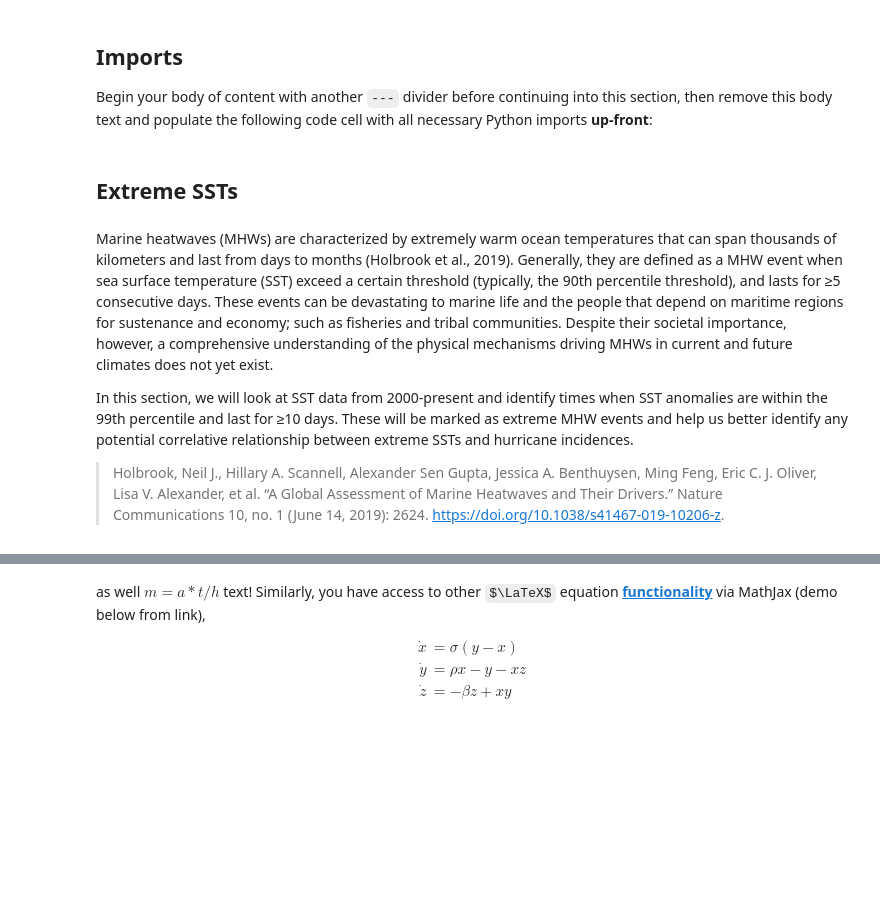
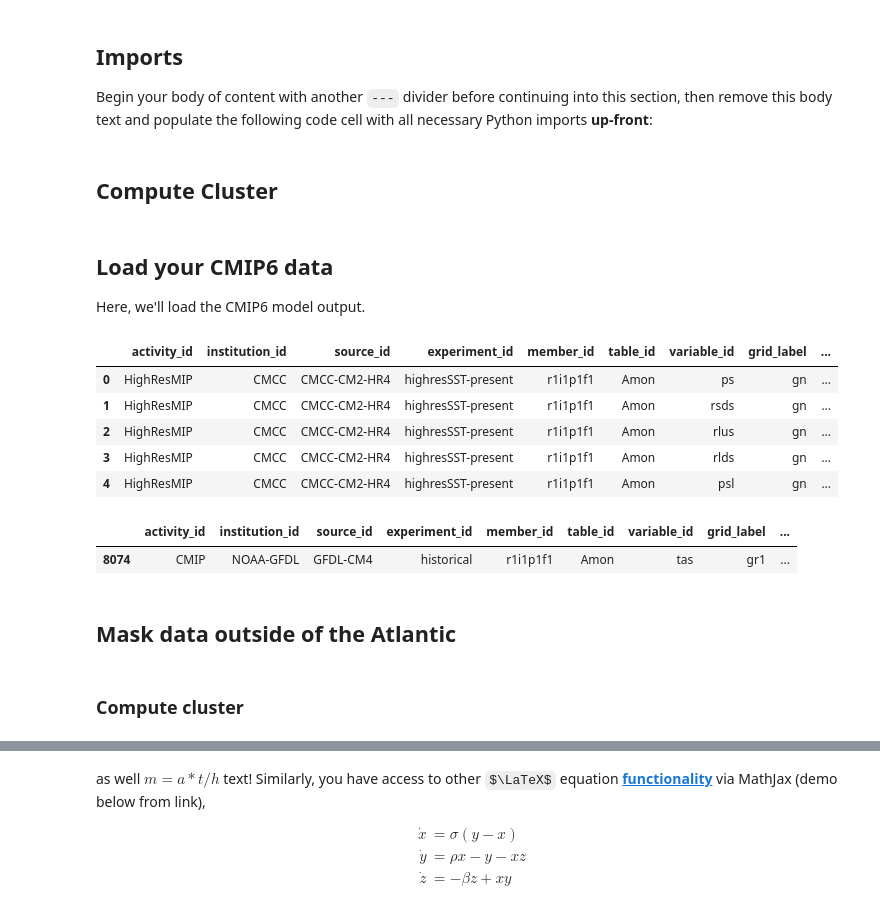
Before and after one commit to ProjectPythia/CFC-extreme-weather-cookbook, a Jupyter notebook: cfc-atm.ipynb, the cells around one changed output, grey strips where cells are left out. Saved outputs shown, nothing was run; the diff lists cells and outputs as text; code cells hidden in the pictures; some formulas as TeX source; blank space fills up the shorter version.

```diff
--- a/cfc-atm.ipynb
+++ b/cfc-atm.ipynb
@@ -51,0 +57,2 @@ Begin your body of content with another `---` divider before continuing into thi
+# %% [markdown]
+## Compute Cluster
@@ -52 +67,24 @@ Begin your body of content with another `---` divider before continuing into thi
+# %% [markdown]
+## Load your CMIP6 data
+Here, we'll load the CMIP6 model output.
+# %%
+df = pd.read_csv('https://storage.googleapis.com/cmip6/cmip6-zarr-consolidated-stores.csv')
+df.head()
+# %% [output]
+|  | activity_id | institution_id | source_id | experiment_id | member_id | table_id | variable_id | grid_label | ... |
+| 0 | HighResMIP | CMCC | CMCC-CM2-HR4 | highresSST-present | r1i1p1f1 | Amon | ps | gn | ... |
+| 1 | HighResMIP | CMCC | CMCC-CM2-HR4 | highresSST-present | r1i1p1f1 | Amon | rsds | gn | ... |
+| 2 | HighResMIP | CMCC | CMCC-CM2-HR4 | highresSST-present | r1i1p1f1 | Amon | rlus | gn | ... |
+| 3 | HighResMIP | CMCC | CMCC-CM2-HR4 | highresSST-present | r1i1p1f1 | Amon | rlds | gn | ... |
+| 4 | HighResMIP | CMCC | CMCC-CM2-HR4 | highresSST-present | r1i1p1f1 | Amon | psl | gn | ... |
+# %%
+df_gfdl = df.query("activity_id=='CMIP' & table_id == 'Amon' & institution_id == 'NOAA-GFDL' & source_id =='GFDL-CM4' & experiment_id=='historical' & member_id == 'r1i1p1f1'  & variable_id == 'tas'")
+df_gfdl
+# %% [output]
+|  | activity_id | institution_id | source_id | experiment_id | member_id | table_id | variable_id | grid_label | ... |
+| 8074 | CMIP | NOAA-GFDL | GFDL-CM4 | historical | r1i1p1f1 | Amon | tas | gr1 | ... |
+# %% [markdown]
+## Mask data outside of the Atlantic
+# %% [markdown]
+### Compute cluster
 # %%
@@ -55,9 +96 @@ import matplotlib.pyplot as plt
 import numpy as np
-# %% [markdown]
-## Extreme SSTs
-# %% [markdown]
-Marine heatwaves (MHWs) are characterized by extremely warm ocean temperatures that can span thousands of kilometers and last from days to months (Holbrook et al., 2019). Generally, they are defined as a MHW event when sea surface temperature (SST) exceed a certain threshold (typically, the 90th percentile threshold), and lasts for ≥5 consecutive days. These events can be devastating to marine life and the people that depend on maritime regions for sustenance and economy; such as fisheries and tribal communities. Despite their societal importance, however, a comprehensive understanding of the physical mechanisms driving MHWs in current and future climates does not yet exist.
-
-In this section, we will look at SST data from 2000-present and identify times when SST anomalies are within the 99th percentile and last for ≥10 days. These will be marked as extreme MHW events and help us better identify any potential correlative relationship between extreme SSTs and hurricane incidences.
-
-> Holbrook, Neil J., Hillary A. Scannell, Alexander Sen Gupta, Jessica A. Benthuysen, Ming Feng, Eric C. J. Oliver, Lisa V. Alexander, et al. “A Global Assessment of Marine Heatwaves and Their Drivers.” Nature Communications 10, no. 1 (June 14, 2019): 2624. https://doi.org/10.1038/s41467-019-10206-z.
```
Also changed, not shown: parts of 18 cells of this notebook.
